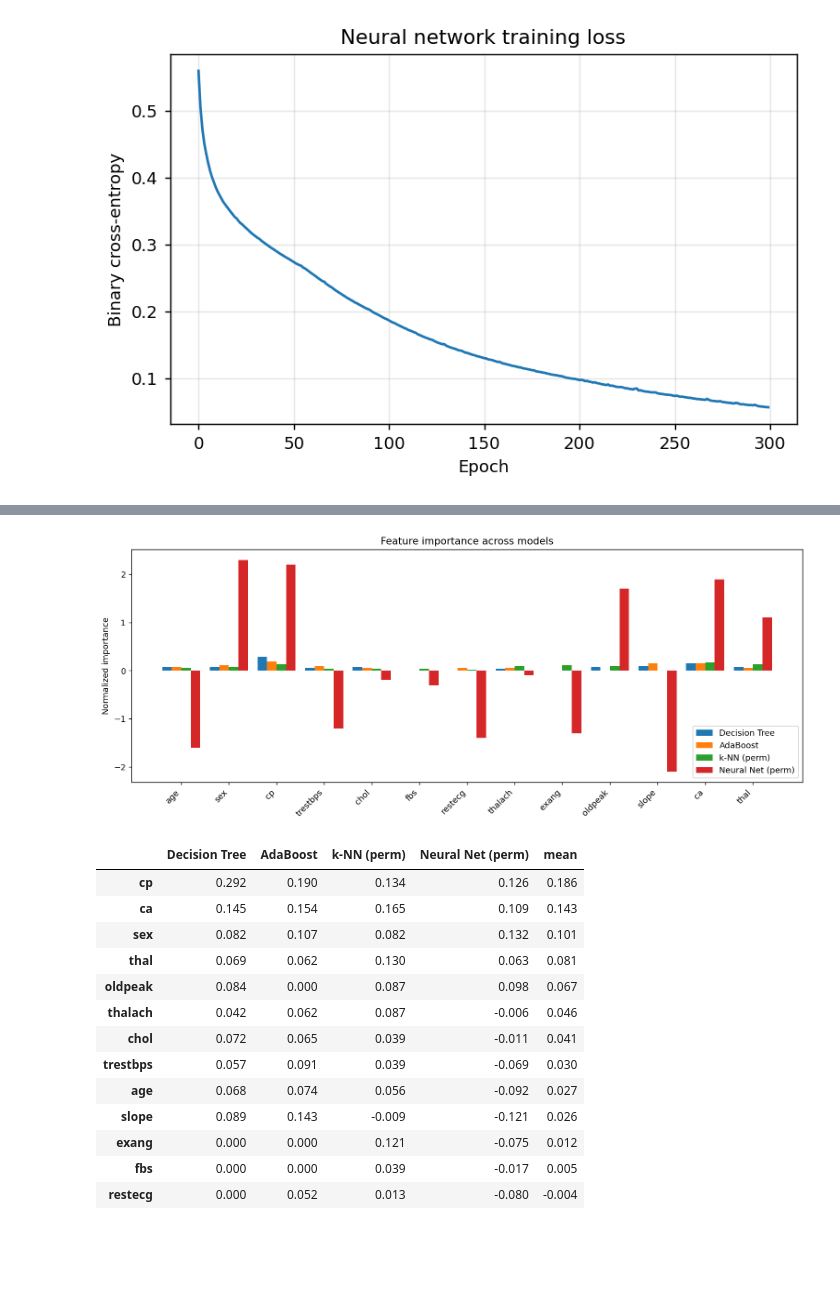
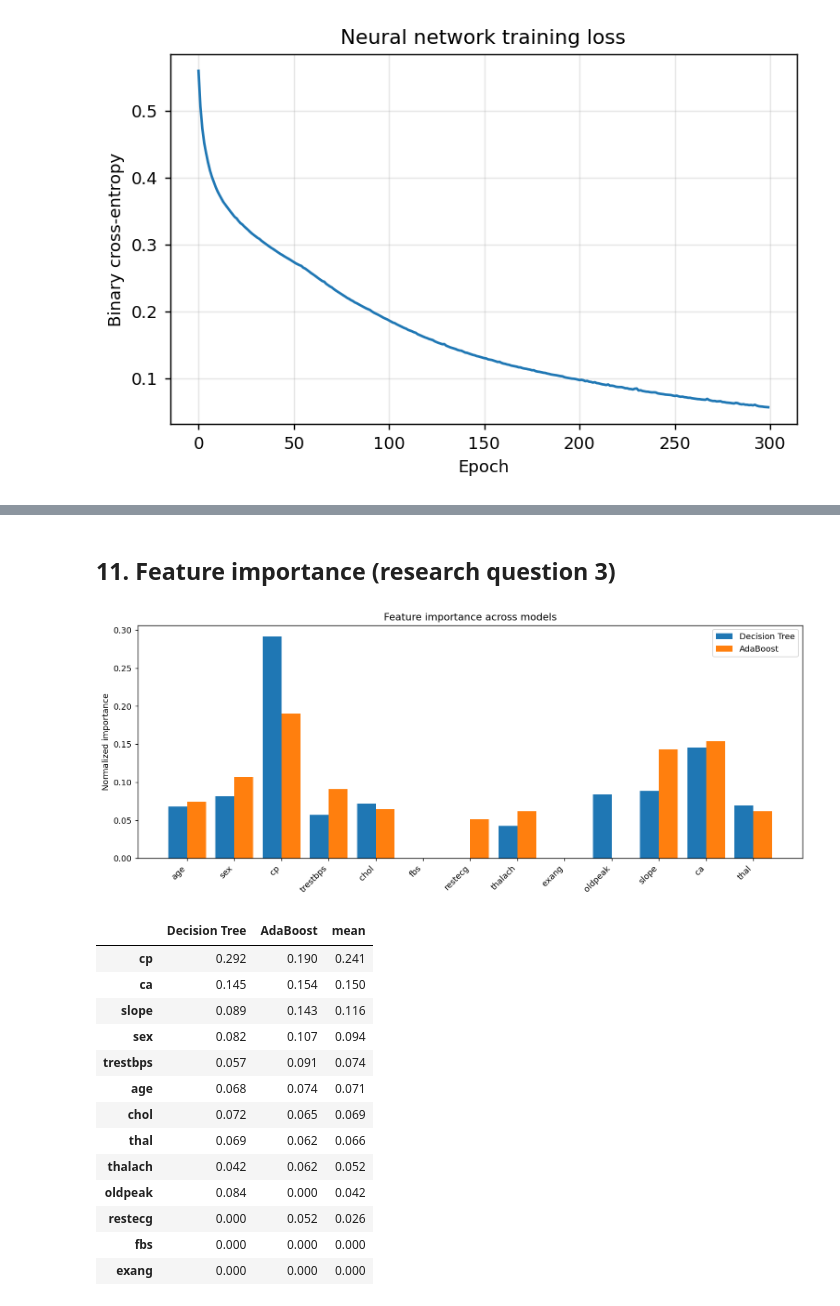
Before and after one commit to yonatang8675/ML_Project, a Jupyter notebook: notebooks/heart_disease.ipynb, the cells around one changed output, grey strips where cells are left out. Cells and saved outputs as stored; diff of their text form; code cells hidden in the pictures; blank space fills up the shorter version.

```diff
--- a/notebooks/heart_disease.ipynb
+++ b/notebooks/heart_disease.ipynb
@@ -292,22 +308,21 @@ Test accuracy = 0.754
 final_models = {
     "k-NN":          (lambda: KNNClassifier(k=best_k), True),
     "Decision Tree": (lambda: DecisionTreeClassifier(criterion="entropy", max_depth=best_depth), False),
-    "AdaBoost":      (lambda: AdaBoostClassifier(n_estimators=best_T), False),
+    "AdaBoost":      (lambda: AdaBoostClassifier(n_estimators=best_n_rounds), False),
     "Neural Net":    (lambda: NeuralNetwork(hidden_layers=(16,), lr=0.1, epochs=300,
                                             batch_size=32, l2=1e-4, seed=SEED), True),
 }
 
-results, fitted, roc_data = {}, {}, {}
+results = {}
+fitted = {}
 for name, (factory, scale) in final_models.items():
-    Xtr, Xte = (X_train_s, X_test_s) if scale else (X_train, X_test)
-    model = factory(); model.fit(Xtr, y_train)
+    X_fit, X_eval = (X_train_s, X_test_s) if scale else (X_train, X_test)
+    model = factory()
+    model.fit(X_fit, y_train)
     fitted[name] = (model, scale)
-    results[name] = ev.evaluate_model(model, Xtr, y_train, Xte, y_test)
-    proba = model.predict_proba(Xte)[:, 1]
-    fpr, tpr, _ = metrics.roc_curve(y_test, proba)
-    roc_data[name] = (fpr, tpr, metrics.auc(fpr, tpr))
+    results[name] = ev.evaluate_model(model, X_fit, y_train, X_eval, y_test)
 
-results_df = pd.DataFrame(results).T[["accuracy", "precision", "recall", "f1", "auc"]]
+results_df = pd.DataFrame(results).T[["accuracy"]]
 results_df = results_df.sort_values("accuracy", ascending=False)
 results_df
 # %% [output]
@@ -341,37 +341,37 @@ Best model: k-NN
+# %% [markdown]
+## 11. Feature importance (research question 3)
 # %%
 importances = {}
 
-# Model-specific importances.
+# Model-specific importances (impurity decrease in the tree, stump weights in AdaBoost).
 dt_full = DecisionTreeClassifier(criterion="entropy", max_depth=best_depth).fit(X_train, y_train)
 importances["Decision Tree"] = dt_full.feature_importances_
 importances["AdaBoost"] = fitted["AdaBoost"][0].feature_importances_
 
-# Permutation importance (model-agnostic) for k-NN and the neural net.
-knn_model = fitted["k-NN"][0]
-importances["k-NN (perm)"] = ev.permutation_importance(knn_model, X_test_s, y_test, seed=SEED)
-nn_model = fitted["Neural Net"][0]
-importances["Neural Net (perm)"] = ev.permutation_importance(nn_model, X_test_s, y_test, seed=SEED)
-
 display(Image(plots.plot_feature_importances(importances, feature_names)))
 
-# Average rank across models -> consensus.
-imp_df = pd.DataFrame({m: np.asarray(v) / (np.sum(np.abs(v)) or 1)
-                       for m, v in importances.items()}, index=feature_names)
+# Average the normalized importances across models to get a consensus.
+normalized = {}
+for model_name, importance in importances.items():
+    importance = np.asarray(importance)
+    normalized[model_name] = importance / (np.sum(np.abs(importance)) or 1)
+
+imp_df = pd.DataFrame(normalized, index=feature_names)
 imp_df["mean"] = imp_df.mean(axis=1)
 imp_df.sort_values("mean", ascending=False)
 # %% [output]
-[figure, old version]
+[figure, new version]
-|  | Decision Tree | AdaBoost | k-NN (perm) | Neural Net (perm) | mean |
-| cp | 0.292 | 0.190 | 0.134 | 0.126 | 0.186 |
-| ca | 0.145 | 0.154 | 0.165 | 0.109 | 0.143 |
-| sex | 0.082 | 0.107 | 0.082 | 0.132 | 0.101 |
-| thal | 0.069 | 0.062 | 0.130 | 0.063 | 0.081 |
-| oldpeak | 0.084 | 0.000 | 0.087 | 0.098 | 0.067 |
-| thalach | 0.042 | 0.062 | 0.087 | -0.006 | 0.046 |
-| chol | 0.072 | 0.065 | 0.039 | -0.011 | 0.041 |
-| trestbps | 0.057 | 0.091 | 0.039 | -0.069 | 0.030 |
-| age | 0.068 | 0.074 | 0.056 | -0.092 | 0.027 |
-| slope | 0.089 | 0.143 | -0.009 | -0.121 | 0.026 |
-| exang | 0.000 | 0.000 | 0.121 | -0.075 | 0.012 |
-| fbs | 0.000 | 0.000 | 0.039 | -0.017 | 0.005 |
-| restecg | 0.000 | 0.052 | 0.013 | -0.080 | -0.004 |
+|  | Decision Tree | AdaBoost | mean |
+| cp | 0.292 | 0.190 | 0.241 |
+| ca | 0.145 | 0.154 | 0.150 |
+| slope | 0.089 | 0.143 | 0.116 |
+| sex | 0.082 | 0.107 | 0.094 |
+| trestbps | 0.057 | 0.091 | 0.074 |
+| age | 0.068 | 0.074 | 0.071 |
+| chol | 0.072 | 0.065 | 0.069 |
+| thal | 0.069 | 0.062 | 0.066 |
+| thalach | 0.042 | 0.062 | 0.052 |
+| oldpeak | 0.084 | 0.000 | 0.042 |
+| restecg | 0.000 | 0.052 | 0.026 |
+| fbs | 0.000 | 0.000 | 0.000 |
+| exang | 0.000 | 0.000 | 0.000 |
```
Also changed, not shown: parts of 38 cells of this notebook, 34 other files.
